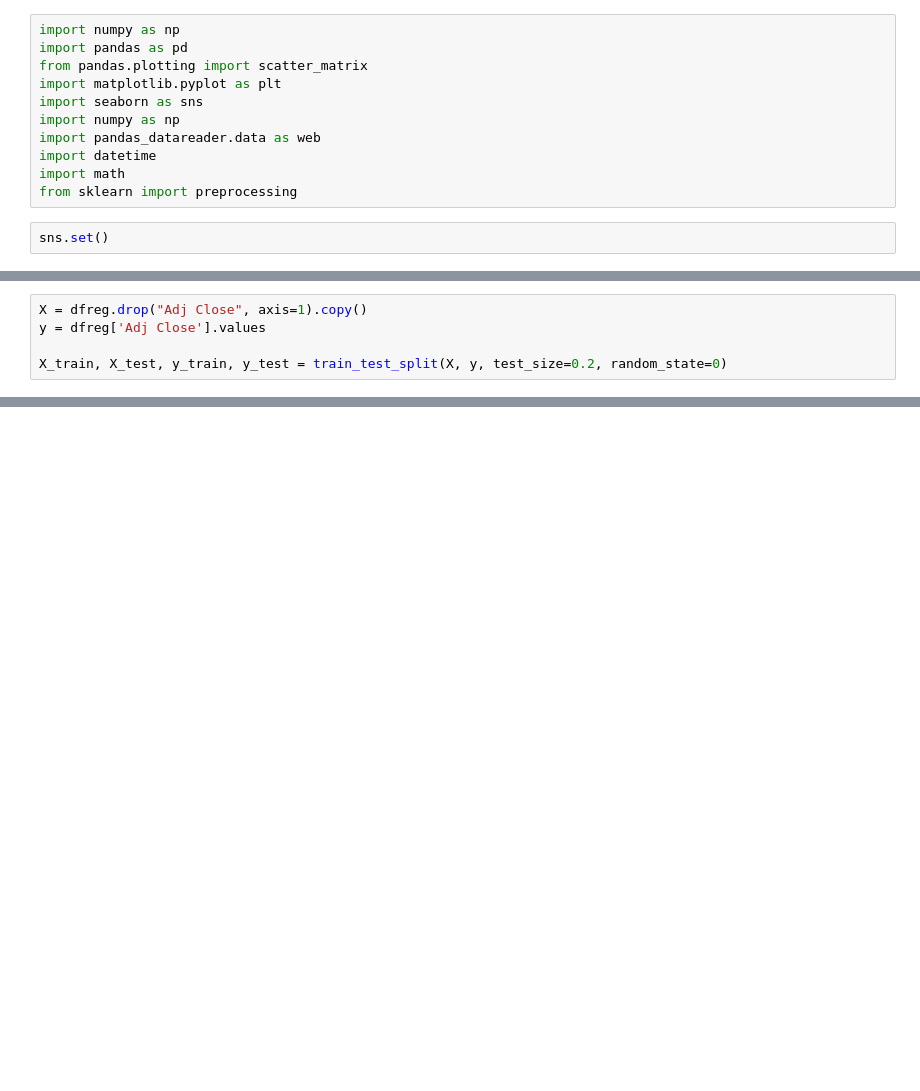
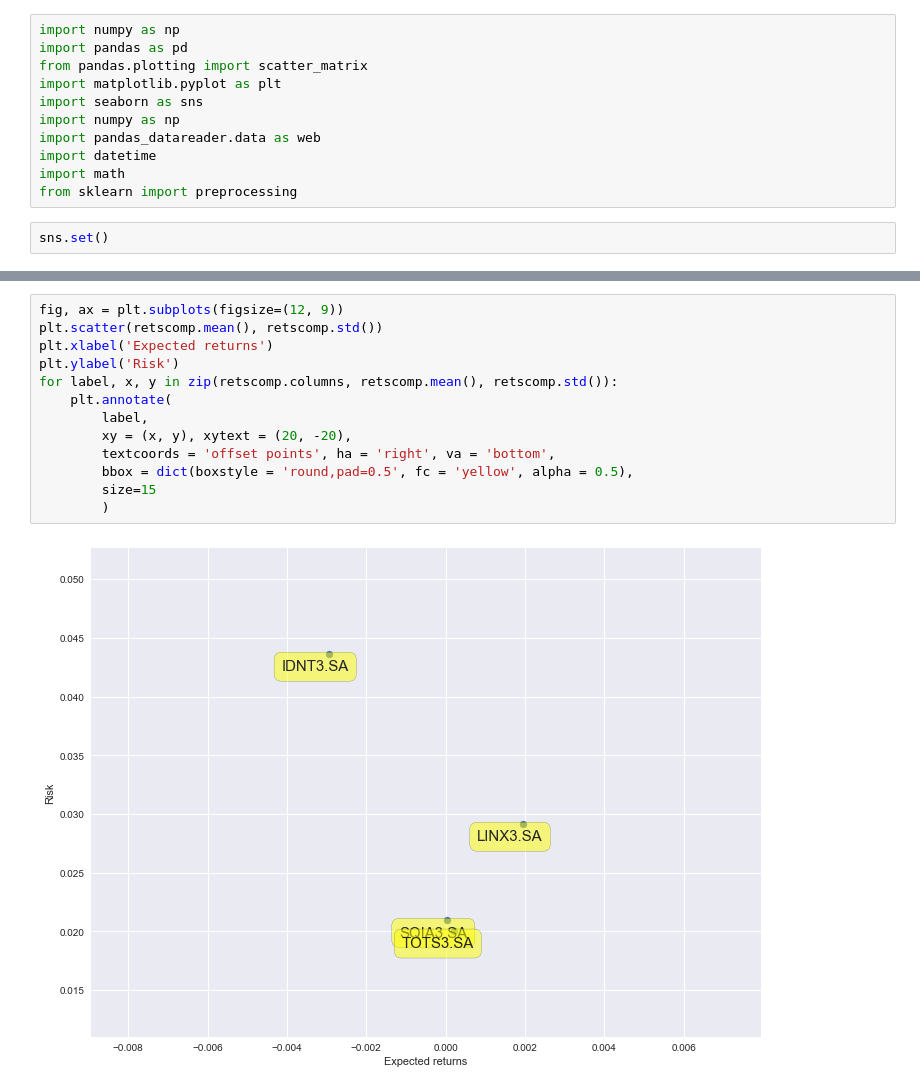
Before and after one commit to ThiagoBfim/price-predict, a Jupyter notebook: Comparing Best Stocks Prediction.ipynb, the cells around one changed output, grey strips where cells are left out. Saved outputs shown, nothing was run; the diff lists cells and outputs as text; blank space fills up the shorter version.

```diff
--- a/Comparing Best Stocks Prediction.ipynb
+++ b/Comparing Best Stocks Prediction.ipynb
@@ -40,5 +24,0 @@ from sklearn.model_selection import train_test_split
-# %%
-X = dfreg.drop("Adj Close", axis=1).copy()
-y = dfreg['Adj Close'].values
-
-X_train, X_test, y_train, y_test = train_test_split(X, y, test_size=0.2, random_state=0)
@@ -106,0 +87,15 @@ models.sort_values(by='Score', ascending=False)
+# %%
+fig, ax = plt.subplots(figsize=(12, 9))
+plt.scatter(retscomp.mean(), retscomp.std())
+plt.xlabel('Expected returns')
+plt.ylabel('Risk')
+for label, x, y in zip(retscomp.columns, retscomp.mean(), retscomp.std()):
+    plt.annotate(
+        label,
+        xy = (x, y), xytext = (20, -20),
+        textcoords = 'offset points', ha = 'right', va = 'bottom',
+        bbox = dict(boxstyle = 'round,pad=0.5', fc = 'yellow', alpha = 0.5),
+        size=15
+        )
+# %% [output]
+[figure, added]
```
Also changed, not shown: parts of 16 cells of this notebook, 2 other files.
